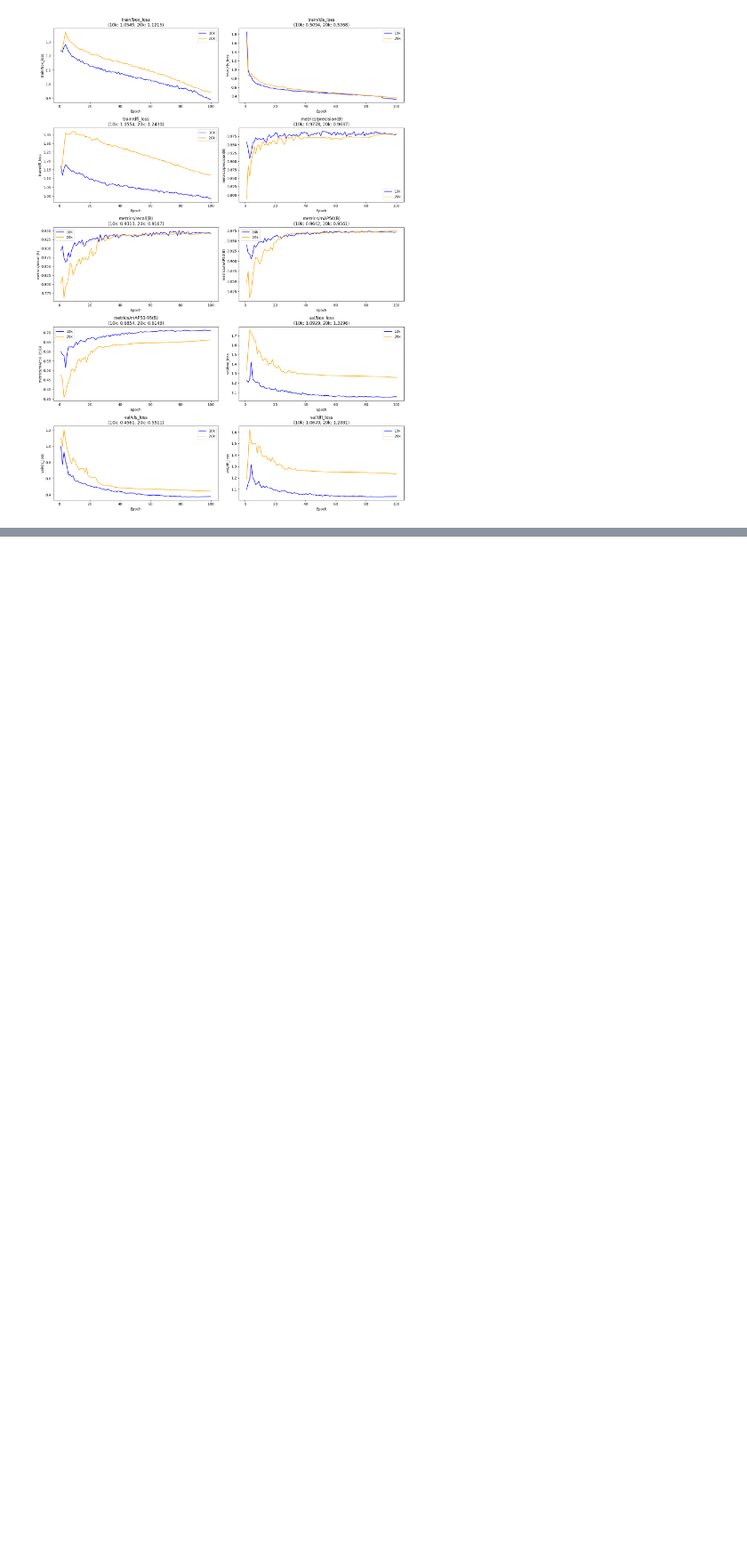
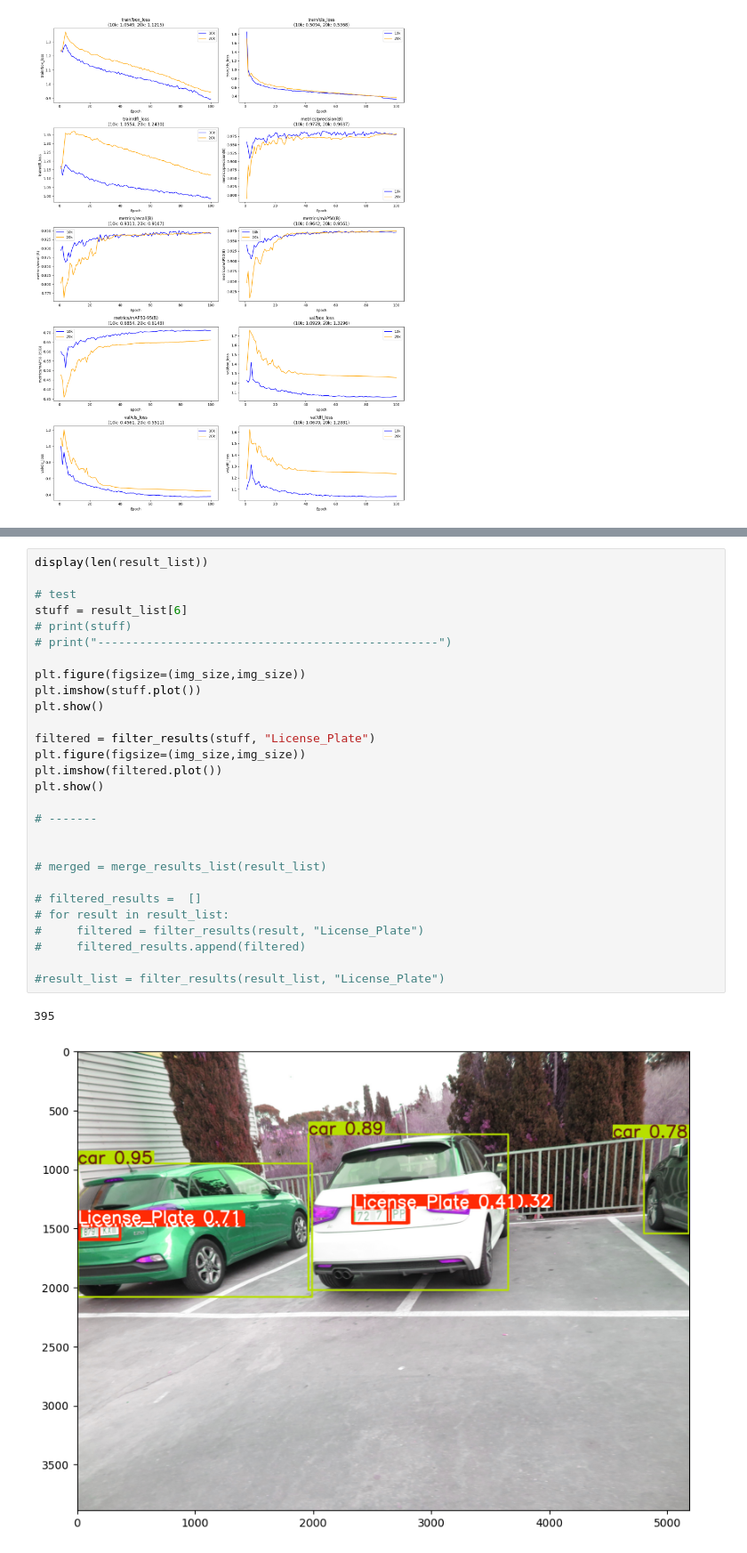
Before and after one commit to Cari1111/NumberPlateRecognition, a Jupyter notebook: presentation .ipynb, the cells around one changed output, grey strips where cells are left out. Shown at 89% size. Drawn from its saved outputs; the diff is of its cells as text; blank space fills up the shorter version.

Commit message:
test run

```diff
--- a/presentation .ipynb
+++ b/presentation .ipynb
@@ -363,0 +405,31 @@ val/dfl_loss: Model 10k Mean = 1.0670, Model 20k Mean = 1.288
+# %%
+display(len(result_list))
+
+# test
+stuff = result_list[6]
+# print(stuff)
+# print("-------------------------------------------------")
+
+plt.figure(figsize=(img_size,img_size))
+plt.imshow(stuff.plot())
+plt.show()
+
+filtered = filter_results(stuff, "License_Plate")
+plt.figure(figsize=(img_size,img_size))
+plt.imshow(filtered.plot())
+plt.show()
+
+# -------
+
+
+# merged = merge_results_list(result_list)
+
+# filtered_results =  []
+# for result in result_list:
+#     filtered = filter_results(result, "License_Plate")
+#     filtered_results.append(filtered)
+
+#result_list = filter_results(result_list, "License_Plate")
+# %% [output]
+395
+[figure, added]
```
Also changed, not shown: parts of 3 cells of this notebook.
